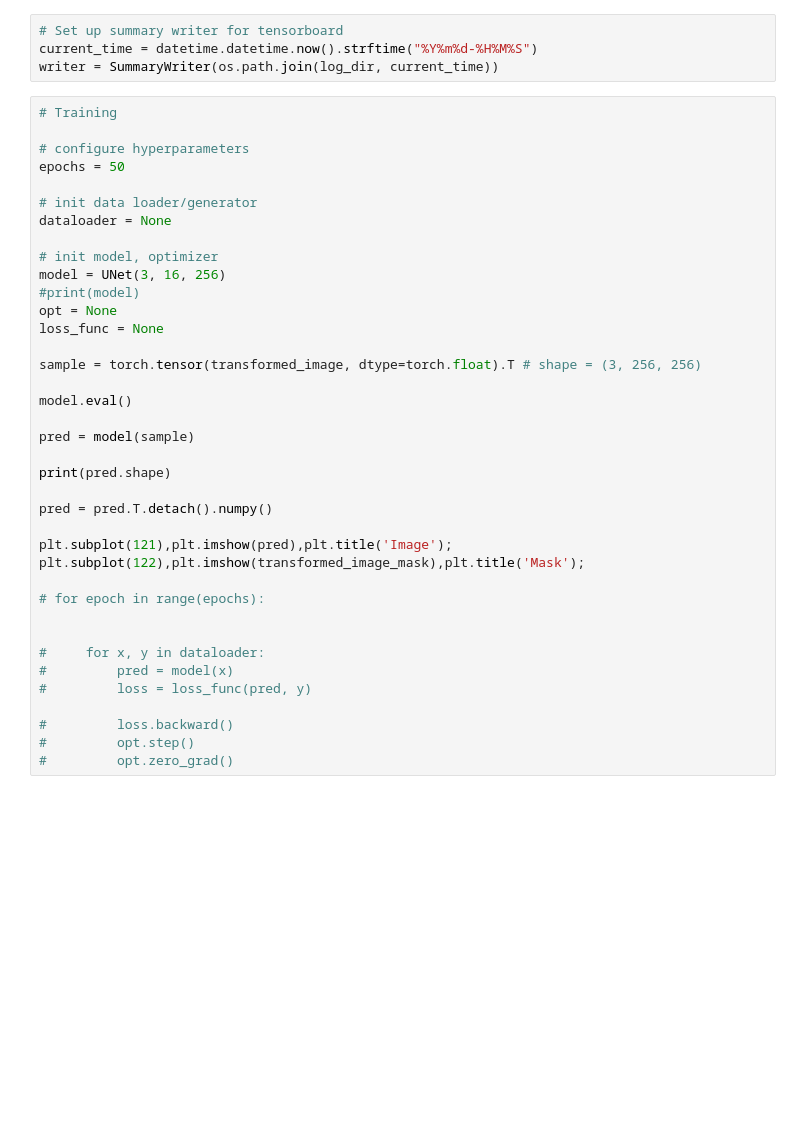
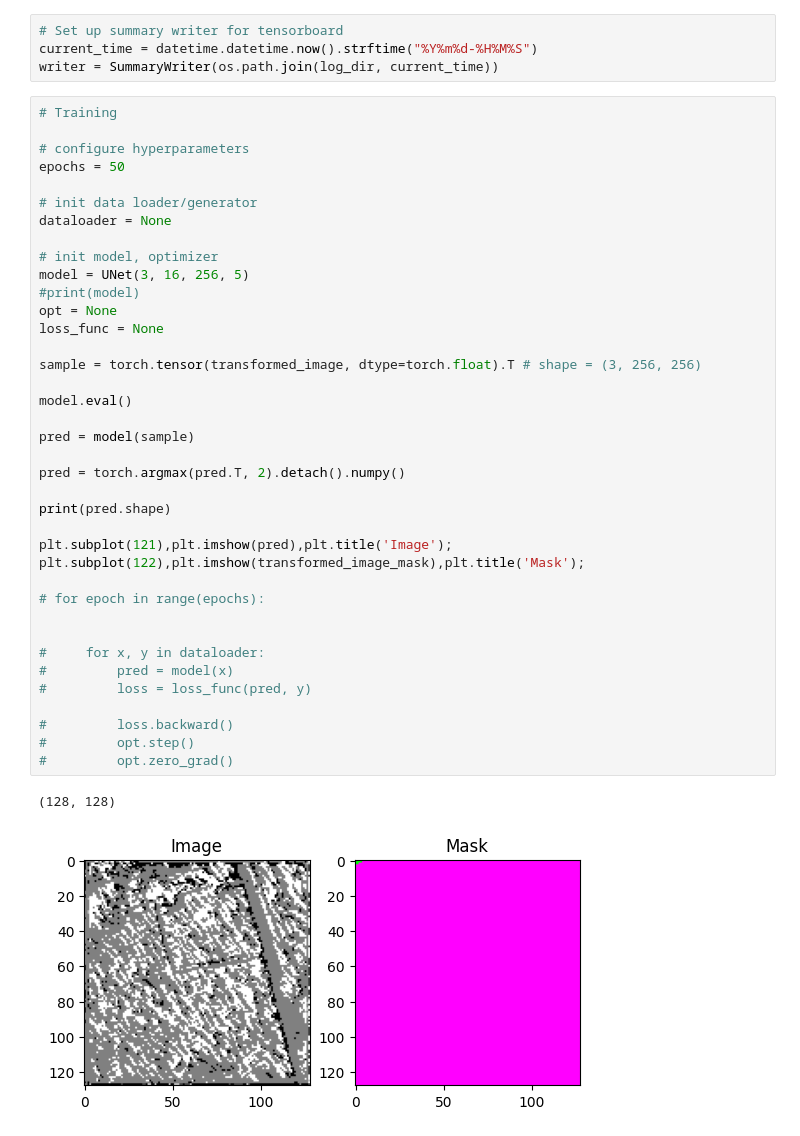
Before and after one commit to LazyTurtleknight/deepl, a Jupyter notebook: Testing_colab.ipynb, the cells around one changed output. Saved outputs shown, nothing was run; the diff lists cells and outputs as text; blank space fills up the shorter version.

Commit message:
Add activation function to model and refactor it

```diff
--- a/Testing_colab.ipynb
+++ b/Testing_colab.ipynb
@@ -187,33 +226,36 @@ epochs = 50
 
 # init data loader/generator
 dataloader = None
 
 # init model, optimizer
-model = UNet(3, 16, 256)
+model = UNet(3, 16, 256, 5)
 #print(model)
 opt = None
 loss_func = None
 
 sample = torch.tensor(transformed_image, dtype=torch.float).T # shape = (3, 256, 256)
 
 model.eval()
 
 pred = model(sample)
 
+pred = torch.argmax(pred.T, 2).detach().numpy()
+
 print(pred.shape)
-
-pred = pred.T.detach().numpy()
 
 plt.subplot(121),plt.imshow(pred),plt.title('Image');
 plt.subplot(122),plt.imshow(transformed_image_mask),plt.title('Mask');
 
 # for epoch in range(epochs):
 
 
 #     for x, y in dataloader:
 #         pred = model(x)
 #         loss = loss_func(pred, y)
 
 #         loss.backward()
 #         opt.step()
 #         opt.zero_grad()
+# %% [output]
+(128, 128)
+[figure, added]
```
Also changed, not shown: parts of 5 cells of this notebook.
